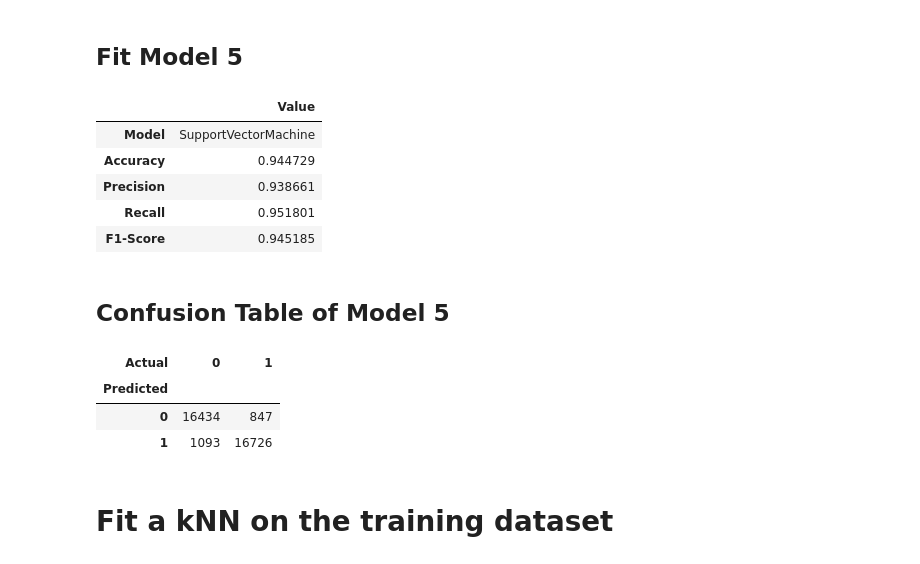
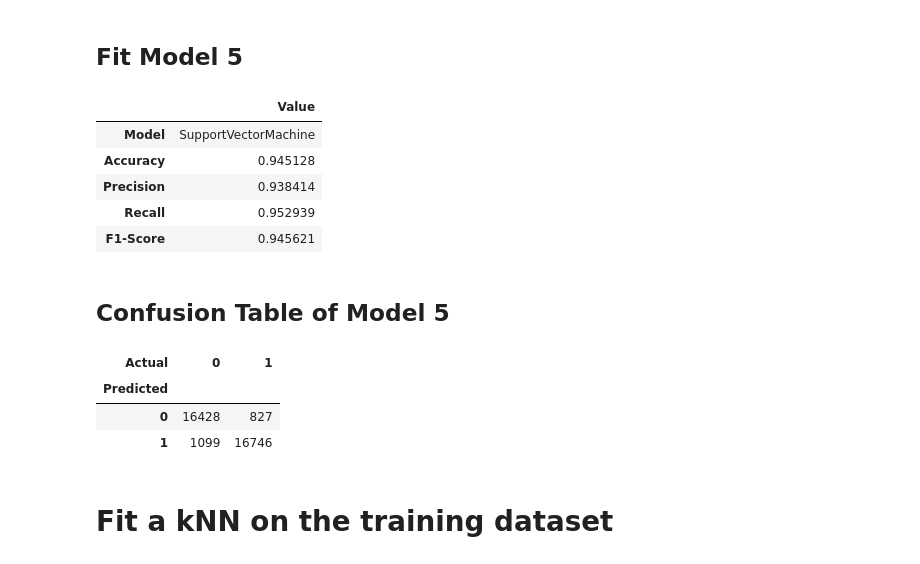
Before and after one commit to KB0129/research_scholar_kitsune, a Jupyter notebook: classcification.ipynb, the cells around one changed output. Drawn from its saved outputs; the diff is of its cells as text; code cells hidden in the pictures.

```diff
--- a/classcification.ipynb
+++ b/classcification.ipynb
@@ -652,27 +658,27 @@ Best score: 0.9420390720390721
 ## Fit Model 5
 # %%
 # train the model on the training data with the best hyperparameters
-best_svm = SVC(**grid_search.best_params_)
+best_svm = SVC(C=1000, kernel='rbf', gamma=3.0)
 best_svm.fit(X_train, y_train)
 
 # calculate predictions on Model
 y_pred_svm = best_svm.predict(X_test)
 
 # get the Performance metrics by method created above
 metric_svm = get_model_metrics(model_name="SupportVectorMachine", y_true=y_test, y_pred=y_pred_svm)
 
 # add metric to global list for conclusive evaluation
 metrics_table.append(metric_svm)
 
 # display metric dictionary in df
 pd.DataFrame.from_dict(metric_svm, orient='index', columns=['Value'])
 # %% [output]
 |  | Value |
 | Model | SupportVectorMachine |
-| Accuracy | 0.944729 |
-| Precision | 0.938661 |
-| Recall | 0.951801 |
-| F1-Score | 0.945185 |
+| Accuracy | 0.945128 |
+| Precision | 0.938414 |
+| Recall | 0.952939 |
+| F1-Score | 0.945621 |
 # %% [markdown]
 ## Confusion Table of Model 5
 # %%
@@ -684,8 +690,8 @@ cm
 # %% [output]
 | Actual | 0 | 1 |
 | Predicted |  |  |
-| 0 | 16434 | 847 |
-| 1 | 1093 | 16726 |
+| 0 | 16428 | 827 |
+| 1 | 1099 | 16746 |
 # %% [markdown]
 # Fit a **kNN** on the training dataset
 # %% [markdown]
```
Also changed, not shown: parts of 38 cells of this notebook, 2 other files.
